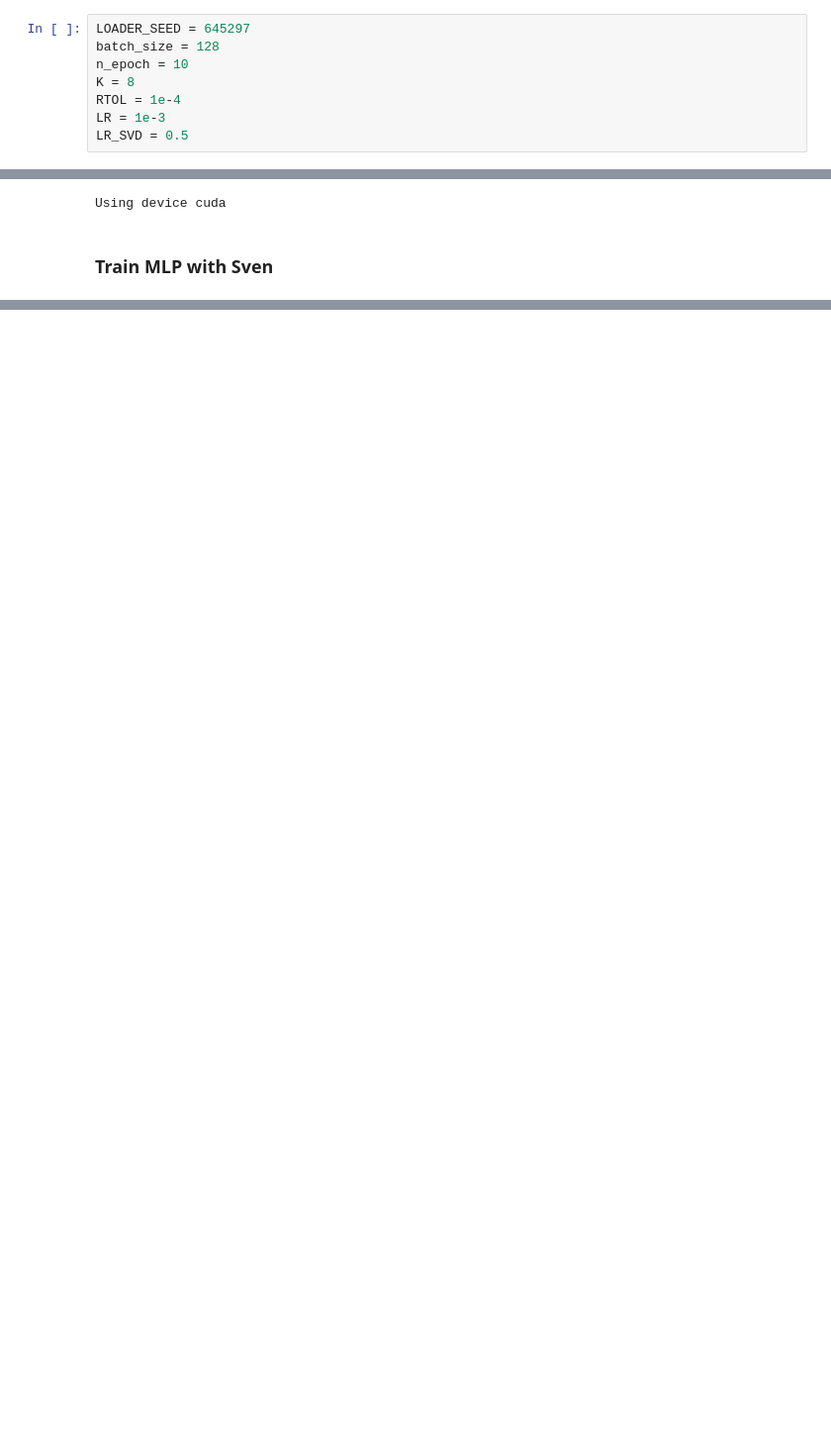
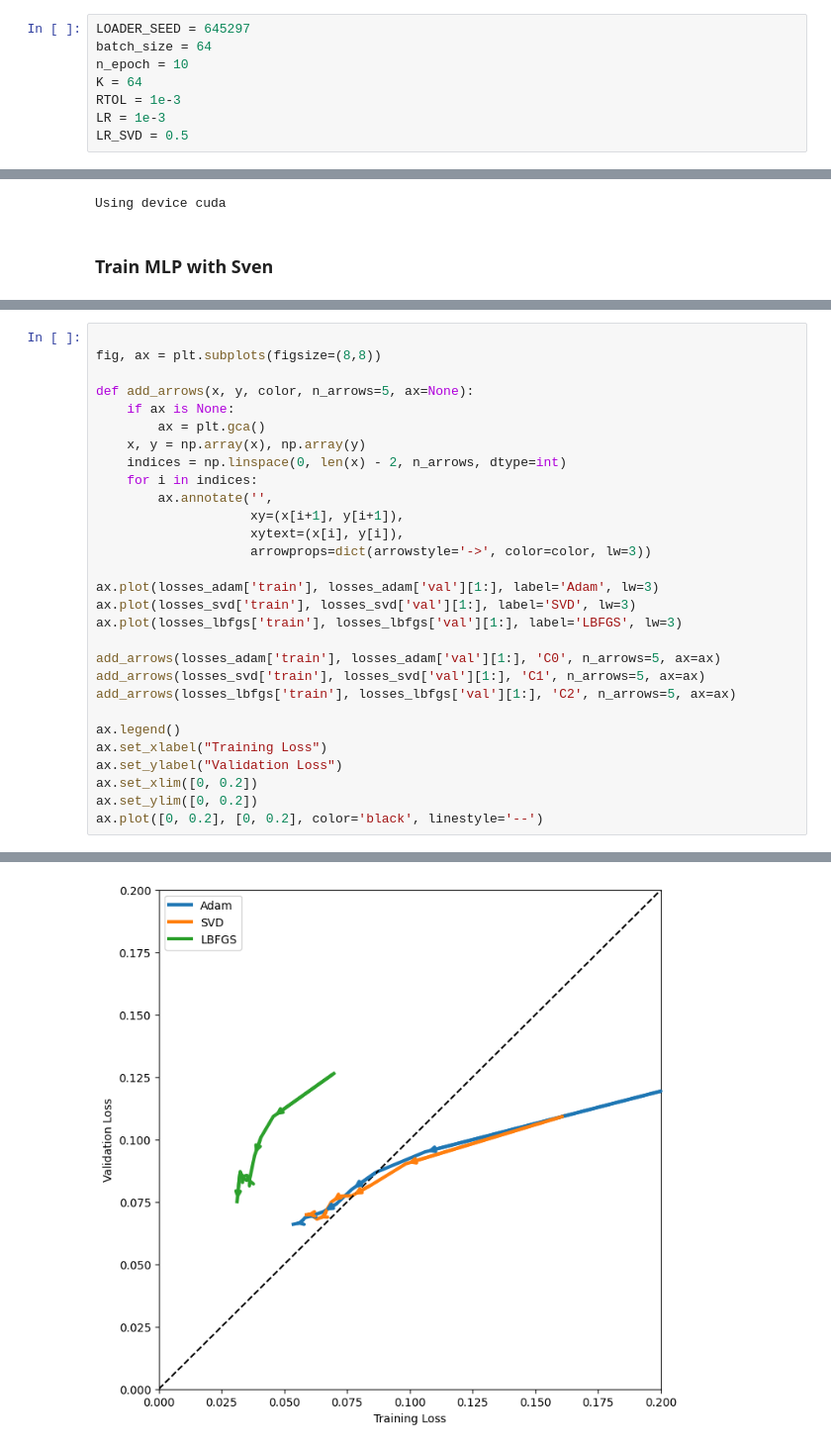
Before and after one commit to sambt/sven-experiments, a Jupyter notebook: notebooks_new/mnist_testing.ipynb, the cells around one changed output, grey strips where cells are left out. Shown at 99% size. Cells and saved outputs as stored; diff of their text form; blank space fills up the shorter version.

```diff
--- a/notebooks_new/mnist_testing.ipynb
+++ b/notebooks_new/mnist_testing.ipynb
@@ -42,10 +44,10 @@ init_state = copy.deepcopy(mlp_base.state_dict())
 del mlp_base # free memory
 # %%
 LOADER_SEED = 645297
-batch_size = 128
+batch_size = 64
 n_epoch = 10
-K = 8
-RTOL = 1e-4
+K = 64
+RTOL = 1e-3
 LR = 1e-3
 LR_SVD = 0.5
 # %% [markdown]
@@ -279,0 +219,30 @@ plt.legend()
+# %%
+
+fig, ax = plt.subplots(figsize=(8,8))
+
+def add_arrows(x, y, color, n_arrows=5, ax=None):
+    if ax is None:
+        ax = plt.gca()
+    x, y = np.array(x), np.array(y)
+    indices = np.linspace(0, len(x) - 2, n_arrows, dtype=int)
+    for i in indices:
+        ax.annotate('',
+                    xy=(x[i+1], y[i+1]),
+                    xytext=(x[i], y[i]),
+                    arrowprops=dict(arrowstyle='->', color=color, lw=3))
+
+ax.plot(losses_adam['train'], losses_adam['val'][1:], label='Adam', lw=3)
+ax.plot(losses_svd['train'], losses_svd['val'][1:], label='SVD', lw=3)
+ax.plot(losses_lbfgs['train'], losses_lbfgs['val'][1:], label='LBFGS', lw=3)
+
+add_arrows(losses_adam['train'], losses_adam['val'][1:], 'C0', n_arrows=5, ax=ax)
+add_arrows(losses_svd['train'], losses_svd['val'][1:], 'C1', n_arrows=5, ax=ax)
+add_arrows(losses_lbfgs['train'], losses_lbfgs['val'][1:], 'C2', n_arrows=5, ax=ax)
+
+ax.legend()
+ax.set_xlabel("Training Loss")
+ax.set_ylabel("Validation Loss")
+ax.set_xlim([0, 0.2])
+ax.set_ylim([0, 0.2])
+ax.plot([0, 0.2], [0, 0.2], color='black', linestyle='--')
+# %% [output]
@@ -279,0 +250 @@ plt.legend()
+[figure, added]
```
Also changed, not shown: parts of 28 cells of this notebook, 9 other files.
